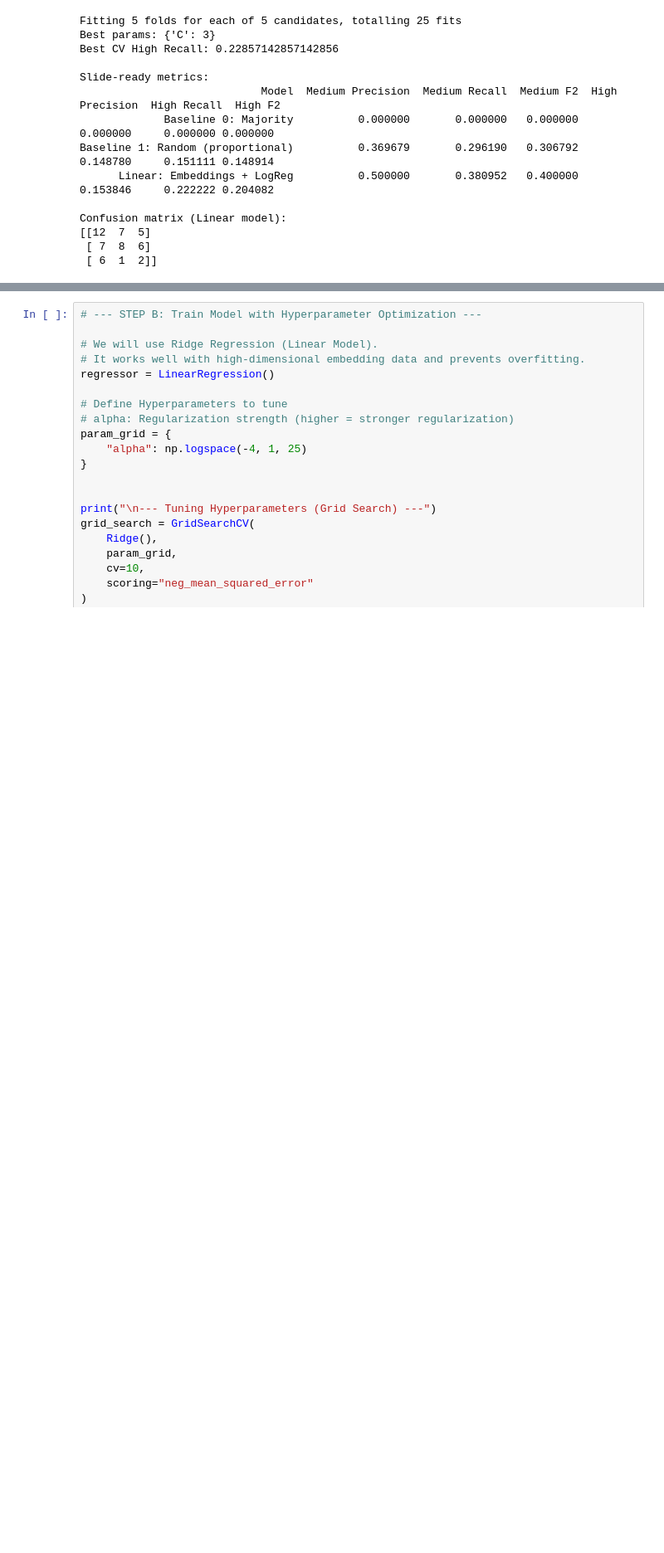
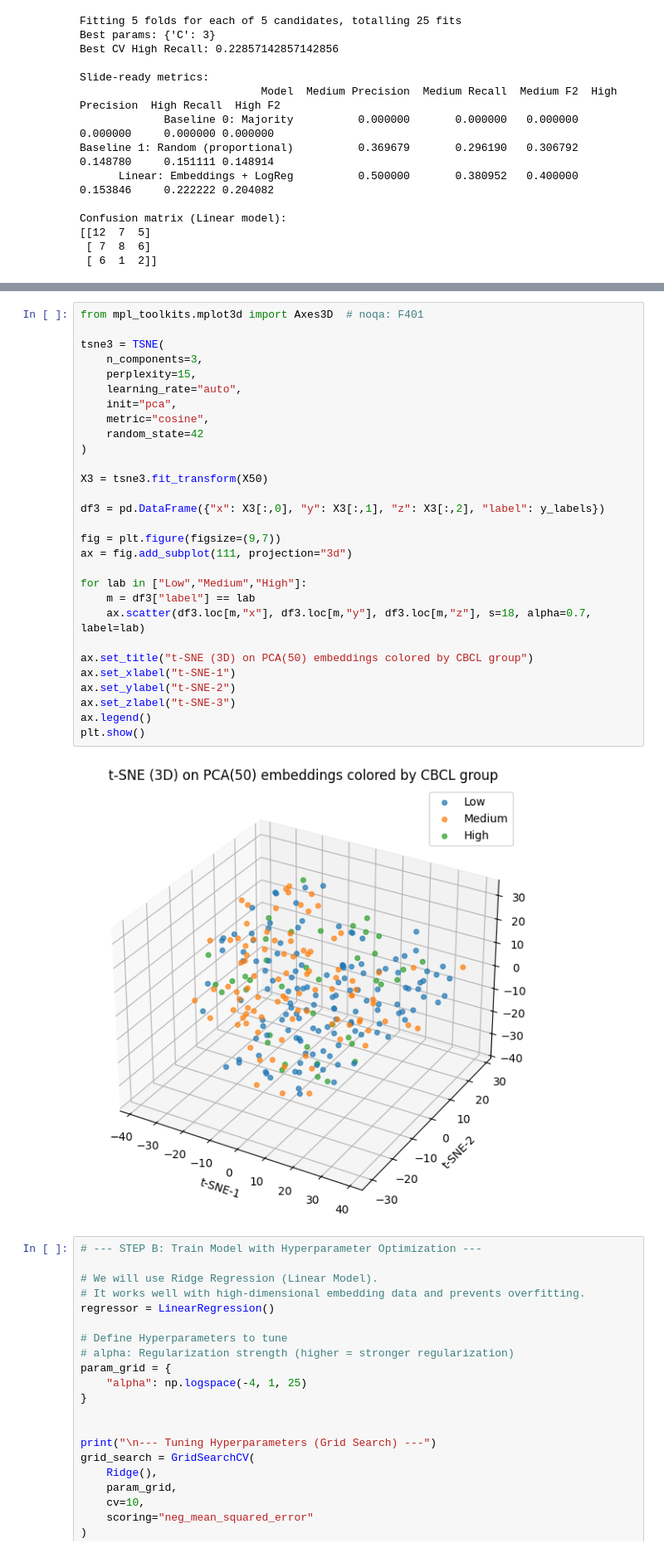
Before and after one commit to OfriA/AppliedProject52056, a Jupyter notebook: data/DataExploration.ipynb, the cells around one changed output, grey strips where cells are left out. Shown at 83% size. Cells and saved outputs as stored; diff of their text form; blank space fills up the shorter version.

```diff
--- a/data/DataExploration.ipynb
+++ b/data/DataExploration.ipynb
@@ -1616,3 +1918,34 @@ results
+# %%
+from mpl_toolkits.mplot3d import Axes3D  # noqa: F401
+
+tsne3 = TSNE(
+    n_components=3,
+    perplexity=15,
+    learning_rate="auto",
+    init="pca",
+    metric="cosine",
+    random_state=42
+)
+
+X3 = tsne3.fit_transform(X50)
+
+df3 = pd.DataFrame({"x": X3[:,0], "y": X3[:,1], "z": X3[:,2], "label": y_labels})
+
+fig = plt.figure(figsize=(9,7))
+ax = fig.add_subplot(111, projection="3d")
+
+for lab in ["Low","Medium","High"]:
+    m = df3["label"] == lab
+    ax.scatter(df3.loc[m,"x"], df3.loc[m,"y"], df3.loc[m,"z"], s=18, alpha=0.7, label=lab)
+
+ax.set_title("t-SNE (3D) on PCA(50) embeddings colored by CBCL group")
+ax.set_xlabel("t-SNE-1")
+ax.set_ylabel("t-SNE-2")
+ax.set_zlabel("t-SNE-3")
+ax.legend()
+plt.show()
+# %% [output]
+[figure, added]
 # %%
 # --- STEP B: Train Model with Hyperparameter Optimization ---
 
```
Also changed, not shown: parts of 8 cells of this notebook.
